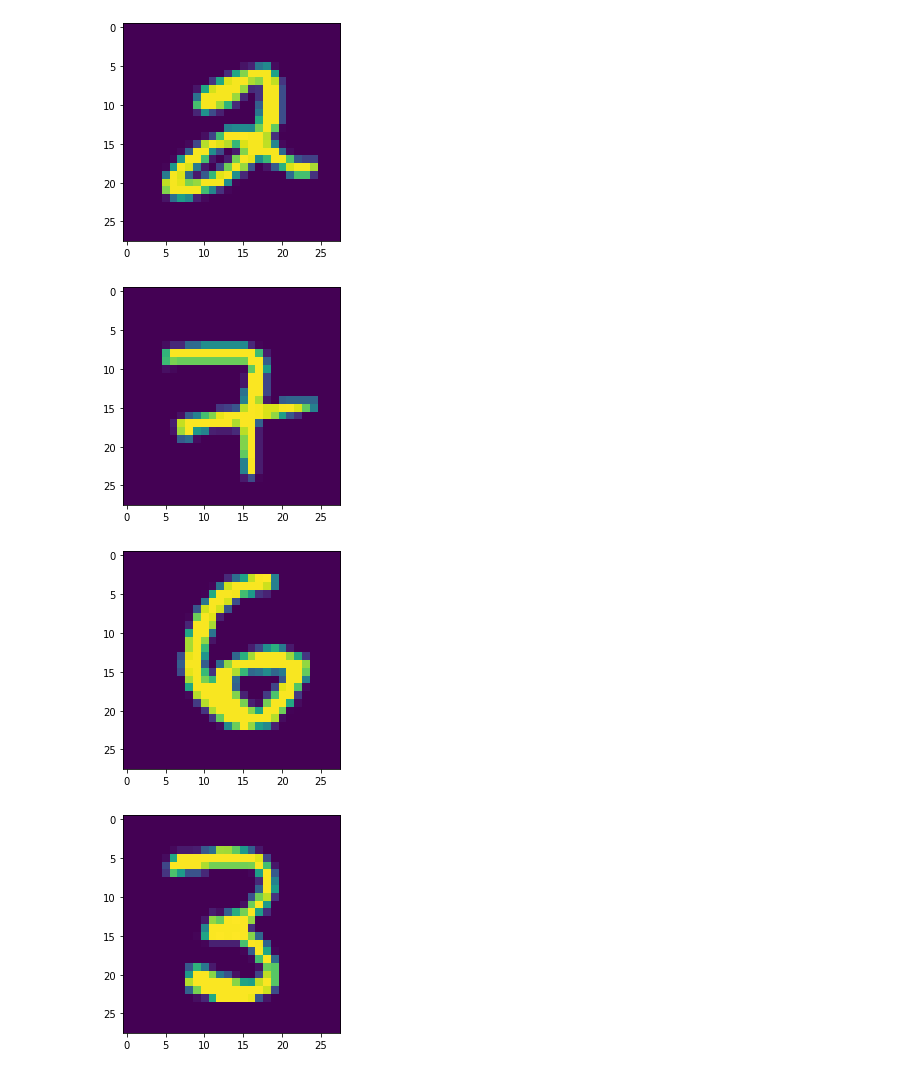
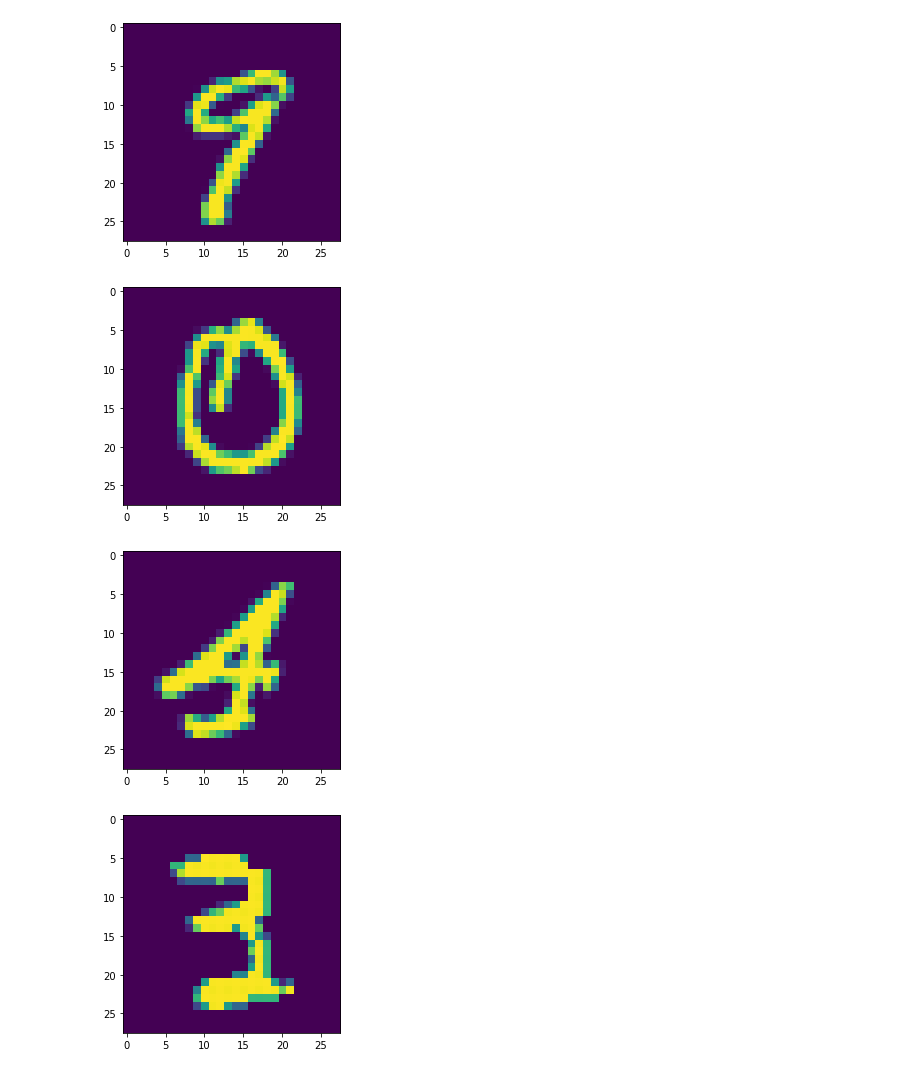
Before and after one commit to cisirtraining/summerschool, a Jupyter notebook: Day1_Introduction_to_DL_framework2.ipynb, the cells around one changed output. Cells and saved outputs as stored; diff of their text form; code cells hidden in the pictures.

```diff
--- a/Day1_Introduction_to_DL_framework2.ipynb
+++ b/Day1_Introduction_to_DL_framework2.ipynb
@@ -140,22 +134,25 @@ import numpy as np
 # %%
+import matplotlib.pyplot as plt
+import numpy as np
+
 # A few random samples
-use_samples = [5, 38, 3939, 27389]
+use_samples = np.random.randint(X_train.shape[0], size=4) # [5, 38, 3939, 27389]
 samples_to_predict = []
 img_width, img_height = 28, 28
 
 # Generate plots for samples
 for sample in use_samples:
   # Generate a plot
   reshaped_image = X_train[sample].reshape((img_width, img_height))
   plt.imshow(reshaped_image)
   plt.show()
   # Add sample to array for prediction
   samples_to_predict.append(X_train[sample])
 # %% [output]
-[figure, old version]
+[figure, new version]
-[figure, old version]
+[figure, new version]
-[figure, old version]
+[figure, new version]
-[figure, old version]
+[figure, new version]
 # %%
 # Convert into Numpy array
 samples_to_predict = np.array(samples_to_predict)
```
Also changed, not shown: parts of 28 cells of this notebook.
